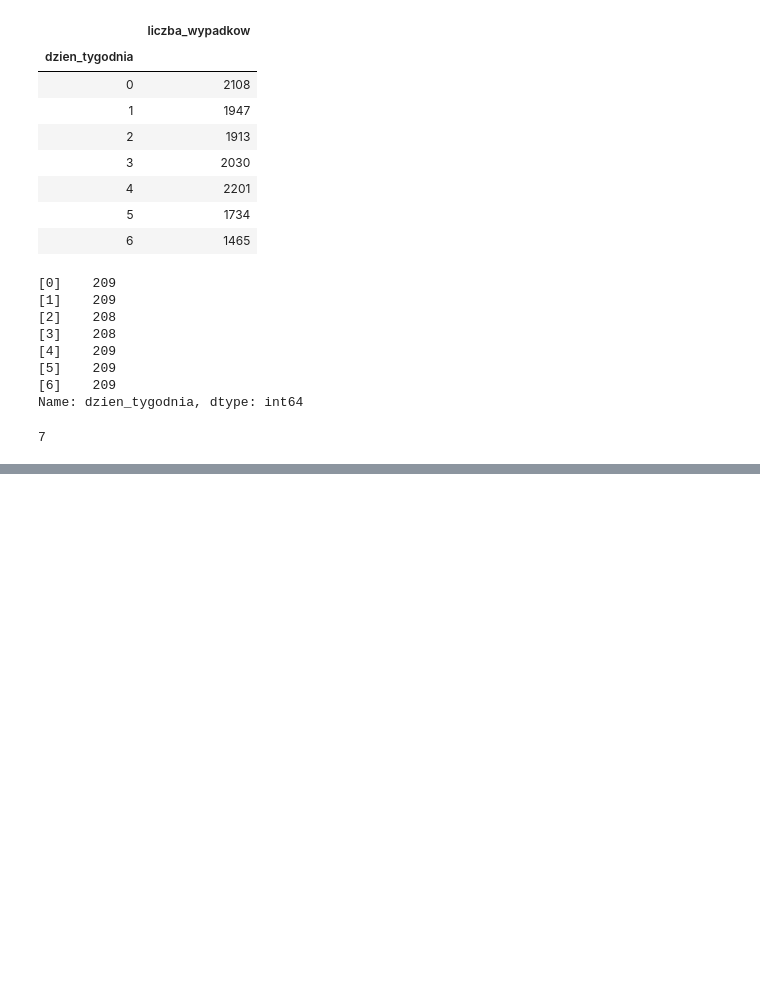
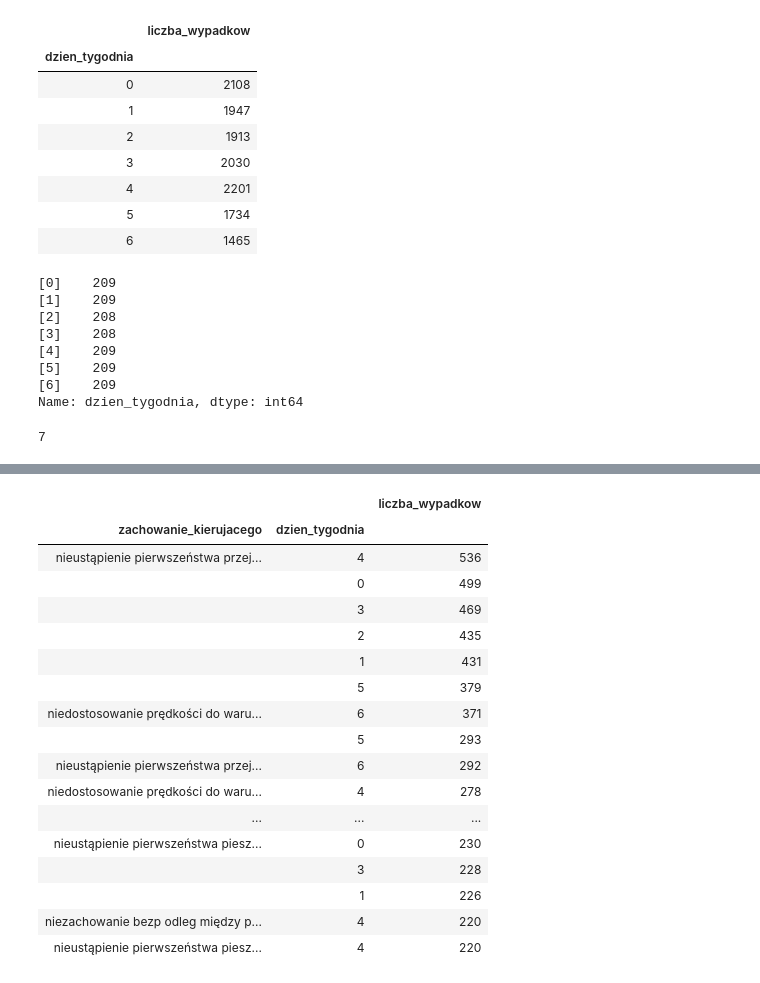
Before and after one commit to KGorczyca/Car_accidents, a Jupyter notebook: analiza_cz2.ipynb, the cells around one changed output, grey strips where cells are left out. Saved outputs shown, nothing was run; the diff lists cells and outputs as text; code cells hidden in the pictures; blank space fills up the shorter version.

```diff
--- a/analiza_cz2.ipynb
+++ b/analiza_cz2.ipynb
@@ -701,0 +849,27 @@ Name: dzien_tygodnia, dtype: int64
+# %%
+#wypadki a dzień tygodnia
+
+(dane
+     .groupby(['zachowanie_kierujacego','dzien_tygodnia'])
+     .agg({'liczba_wypadkow':'sum'})
+     .sort_values(by='liczba_wypadkow', ascending=False)
+     .head(20))
+# %% [output]
+|  |  | liczba_wypadkow |
+| zachowanie_kierujacego | dzien_tygodnia |  |
+| nieustąpienie pierwszeństwa przej... | 4 | 536 |
+|  | 0 | 499 |
+|  | 3 | 469 |
+|  | 2 | 435 |
+|  | 1 | 431 |
+|  | 5 | 379 |
+| niedostosowanie prędkości do waru... | 6 | 371 |
+|  | 5 | 293 |
+| nieustąpienie pierwszeństwa przej... | 6 | 292 |
+| niedostosowanie prędkości do waru... | 4 | 278 |
+| ... | ... | ... |
+| nieustąpienie pierwszeństwa piesz... | 0 | 230 |
+|  | 3 | 228 |
+|  | 1 | 226 |
+| niezachowanie bezp odleg między p... | 4 | 220 |
+| nieustąpienie pierwszeństwa piesz... | 4 | 220 |
```
Also changed, not shown: parts of 34 cells of this notebook.
